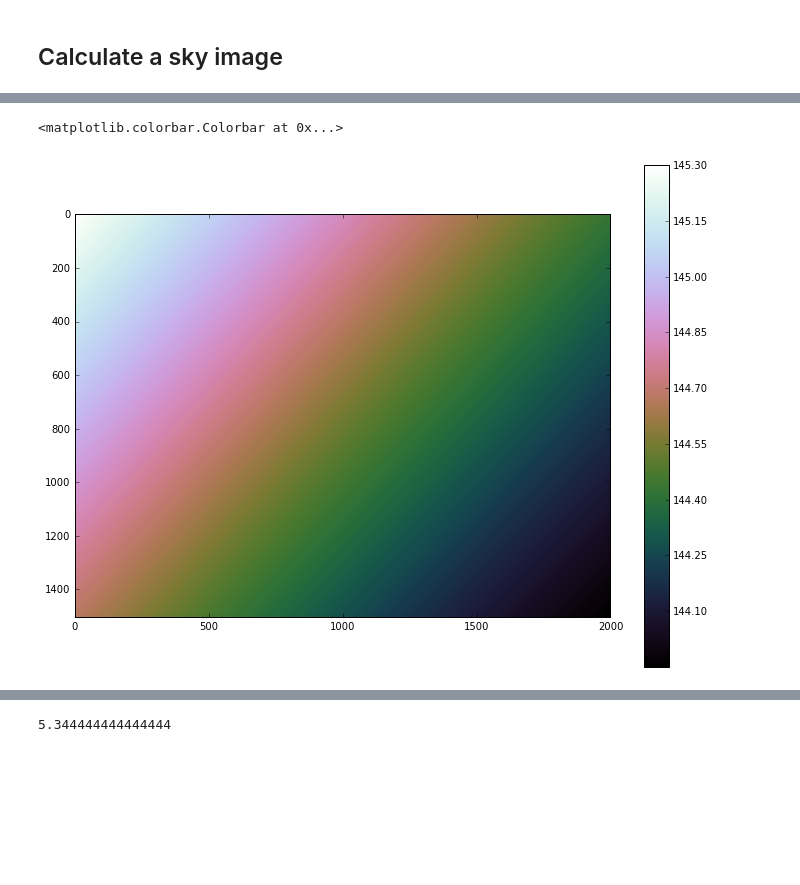
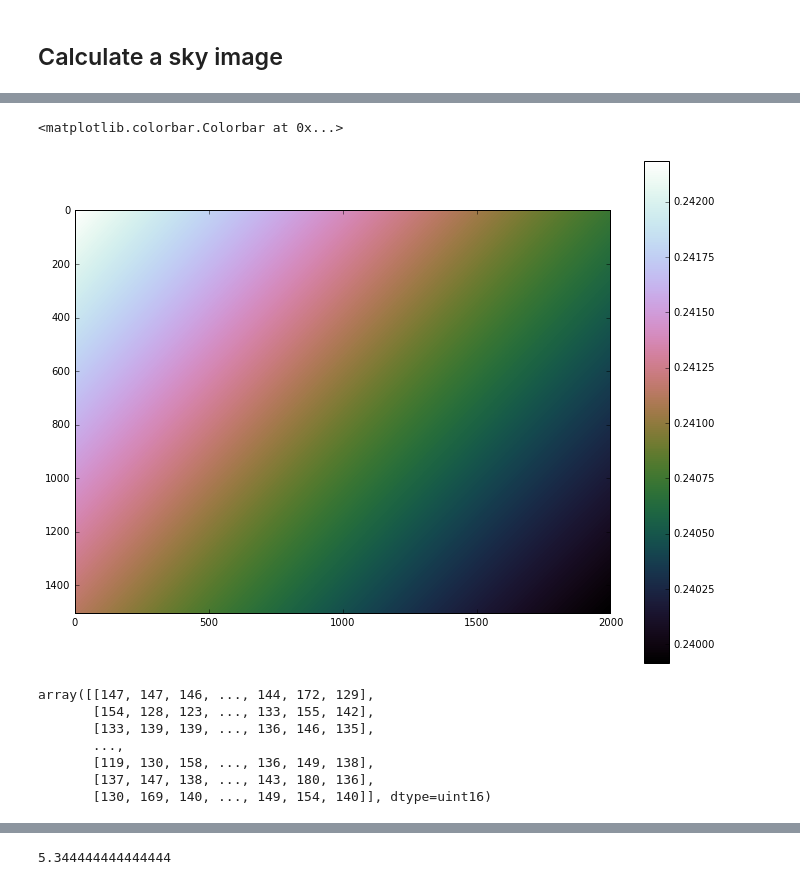
Before and after one commit to AnthonyHorton/astroimsim, a Jupyter notebook: Australian Space Eye.ipynb, the cells around one changed output, grey strips where cells are left out. Saved outputs shown, nothing was run; the diff lists cells and outputs as text; code cells hidden in the pictures; blank space fills up the shorter version.

Commit message:
More noise stuff

```diff
--- a/Australian Space Eye.ipynb
+++ b/Australian Space Eye.ipynb
@@ -152,7 +153,7 @@ gain = 1.0 * u.electron / u.adu # Well below read noise, easily accommodates dyn
 # %% [markdown]
 ### Read noise
 # %%
-read_noise = 4.0 * u.electron / u.pixel
+read_noise = 4.0 * u.electron
 # %% [markdown]
 ## Create an Imager instance to represent the instrument
 
@@ -176,4 +177,4 @@ centre = '16h00m00s +57d30m00s'
 # %%
 t = Time.now()
 # %%
-noiseless_i, w = ase.make_noiseless_image(centre, t, "i'", exp_time = 600 * u.second, zl=zl)
+noiseless_i, w = ase.make_noiseless_image(centre, t, "i'", zl=zl)
@@ -180,7 +191,7 @@ noiseless_i, w = ase.make_noiseless_image(centre, t, "i'", exp_time = 600 * u.se
 # %%
-plt.imshow(noiseless_i, interpolation='none', aspect='equal', cmap='cubehelix')
+plt.imshow(noiseless_i.value, interpolation='none', aspect='equal', cmap='cubehelix')
 plt.colorbar()
 # %% [output]
 <matplotlib.colorbar.Colorbar at 0x...>
-[figure, old version]
+[figure, new version]
 # %%
@@ -188,3 +199,13 @@ real_i, w = ase.make_image_real(noiseless_i, w)
+# %%
+real_i
+# %% [output]
+array([[147, 147, 146, ..., 144, 172, 129],
+       [154, 128, 123, ..., 133, 155, 142],
+       [133, 139, 139, ..., 136, 146, 135],
+       ...,
+       [119, 130, 158, ..., 136, 149, 138],
+       [137, 147, 138, ..., 143, 180, 136],
+       [130, 169, 140, ..., 149, 154, 140]], dtype=uint16)
 # %%
 plt.imshow(real_i, interpolation='none', aspect='equal', cmap='cubehelix')
 plt.colorbar()
```
Also changed, not shown: parts of 5 cells of this notebook, 1 other file.
